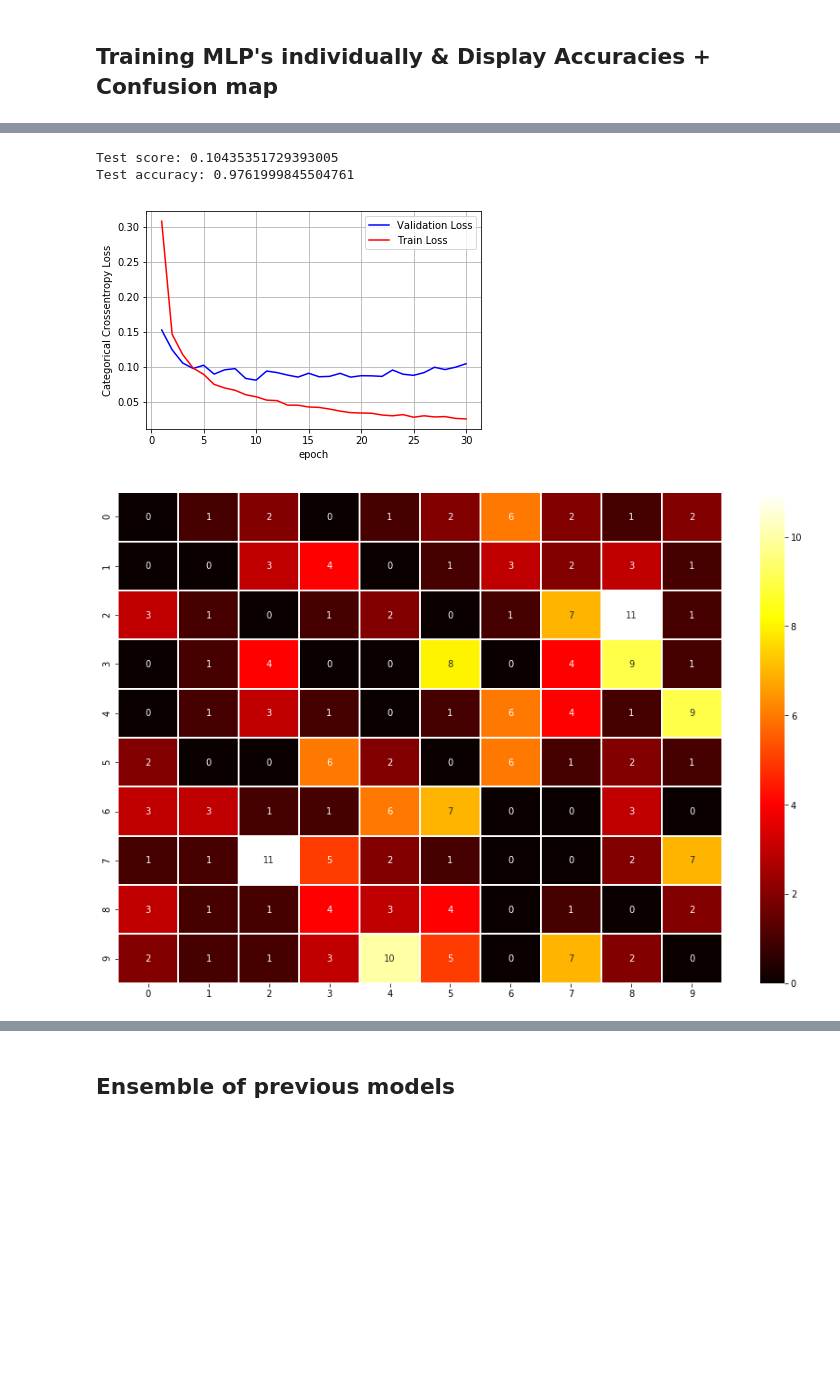
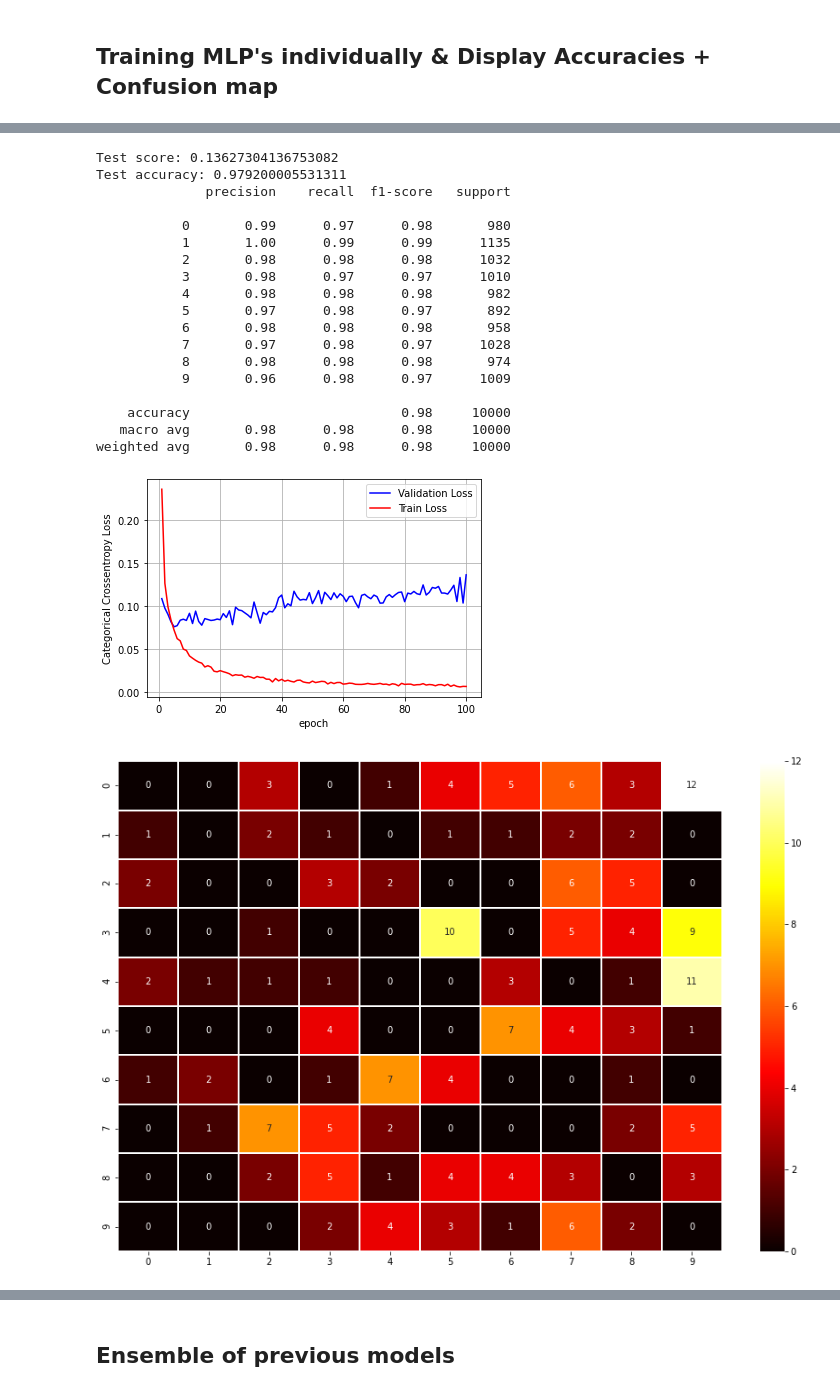
Before and after one commit to Gabriel-Lyra/Keras-MLP-MNIST, a Jupyter notebook: Conselho da Távola de MLP's V3.ipynb, the cells around one changed output, grey strips where cells are left out. Drawn from its saved outputs; the diff is of its cells as text; code cells hidden in the pictures; blank space fills up the shorter version.

```diff
--- a/Conselho da Távola de MLP's V3.ipynb
+++ b/Conselho da Távola de MLP's V3.ipynb
@@ -93,8 +94,10 @@ Y_test = np_utils.to_categorical(Y_test, 10)
 input_dim = X_train.shape[1]
 output_dim = 10
 batch_size = 128
-epochs_num = 30
+epochs_num = 100
 models_num = 9
+Y_true = np.argmax(Y_test,axis = 1)
+used_metrics = ["accuracy", tf.metrics.Recall(), tf.metrics.Precision()]
 # %% [markdown]
 ## Models tested
 # %% [markdown]
@@ -104,28 +107,28 @@ model_A = Sequential()
 
 model_A.add(Dense(64, activation='sigmoid', input_shape=(input_dim,)))
 model_A.add(BatchNormalization())
-model_A.add(Dense(32, activation='sigmoid'))
+model_A.add(Dense(512, activation='sigmoid'))
 model_A.add(BatchNormalization())
 model_A.add(Dense(10, activation='softmax'))
-model_A.compile(optimizer="adam", loss="categorical_crossentropy", metrics=["accuracy"])
+model_A.compile(optimizer="adam", loss="categorical_crossentropy", metrics=used_metrics)
 # %%
 model_B = Sequential()
 
 model_B.add(Dense(64, activation='sigmoid', input_shape=(input_dim,)))
 model_B.add(BatchNormalization())
-model_B.add(Dense(32, activation='sigmoid'))
+model_B.add(Dense(512, activation='sigmoid'))
 model_B.add(BatchNormalization())
 model_B.add(Dense(10, activation='softmax'))
-model_B.compile(optimizer="sgd", loss="categorical_crossentropy", metrics=["accuracy"])
+model_B.compile(optimizer="sgd", loss="categorical_crossentropy", metrics=used_metrics)
 # %%
 model_C = Sequential()
 
 model_C.add(Dense(64, activation='relu', input_shape=(input_dim,)))
 model_C.add(BatchNormalization())
-model_C.add(Dense(32, activation='relu'))
+model_C.add(Dense(512, activation='relu'))
 model_C.add(BatchNormalization())
 model_C.add(Dense(10, activation='softmax'))
-model_C.compile(optimizer="adam", loss="categorical_crossentropy", metrics=["accuracy"])
+model_C.compile(optimizer="adam", loss="categorical_crossentropy", metrics=used_metrics)
 # %%
 model_D = Sequential()
 
@@ -251,28 +291,47 @@ Test accuracy: 0.9735000133514404
 # %%
 history[2] = model_C.fit(X_train, Y_train, epochs=epochs_num, verbose=0, validation_data=(X_test, Y_test))
 results[2] = model_C.predict(X_test)
 results2 = np.argmax(results[2],axis = 1)
 score = model_C.evaluate(X_test, Y_test, verbose=0)
 print('Test score:', score[0])
 print('Test accuracy:', score[1])
 
 fig,ax = plt.subplots(1,1)
 ax.set_xlabel('epoch') ; ax.set_ylabel('Categorical Crossentropy Loss')
 
 # list of epoch numbers
 x = list(range(1,epochs_num+1))
 
 vy = history[2].history['val_loss']
 ty = history[2].history['loss']
 plt_dynamic(x, vy, ty, ax)
 
+dale = model_C.predict_classes(X_test)
+print(classification_report(Y_true, dale))
+
 confusion_0 = confusion_matrix(true_results, results2)
 plot_confusion(confusion_0)
 # %% [output]
-Test score: 0.10435351729393005
-Test accuracy: 0.9761999845504761
+Test score: 0.13627304136753082
+Test accuracy: 0.979200005531311
+              precision    recall  f1-score   support
+
+           0       0.99      0.97      0.98       980
+           1       1.00      0.99      0.99      1135
+           2       0.98      0.98      0.98      1032
+           3       0.98      0.97      0.97      1010
+           4       0.98      0.98      0.98       982
+           5       0.97      0.98      0.97       892
+           6       0.98      0.98      0.98       958
+           7       0.97      0.98      0.97      1028
+           8       0.98      0.98      0.98       974
+           9       0.96      0.98      0.97      1009
+
+    accuracy                           0.98     10000
+   macro avg       0.98      0.98      0.98     10000
+weighted avg       0.98      0.98      0.98     10000
-[figure, old version]
+[figure, new version]
-[figure, old version]
+[figure, new version]
 # %%
 history[3] = model_D.fit(X_train, Y_train, epochs=epochs_num, verbose=0, validation_data=(X_test, Y_test))
 results[3] = model_D.predict(X_test)
```
Also changed, not shown: parts of 28 cells of this notebook.
